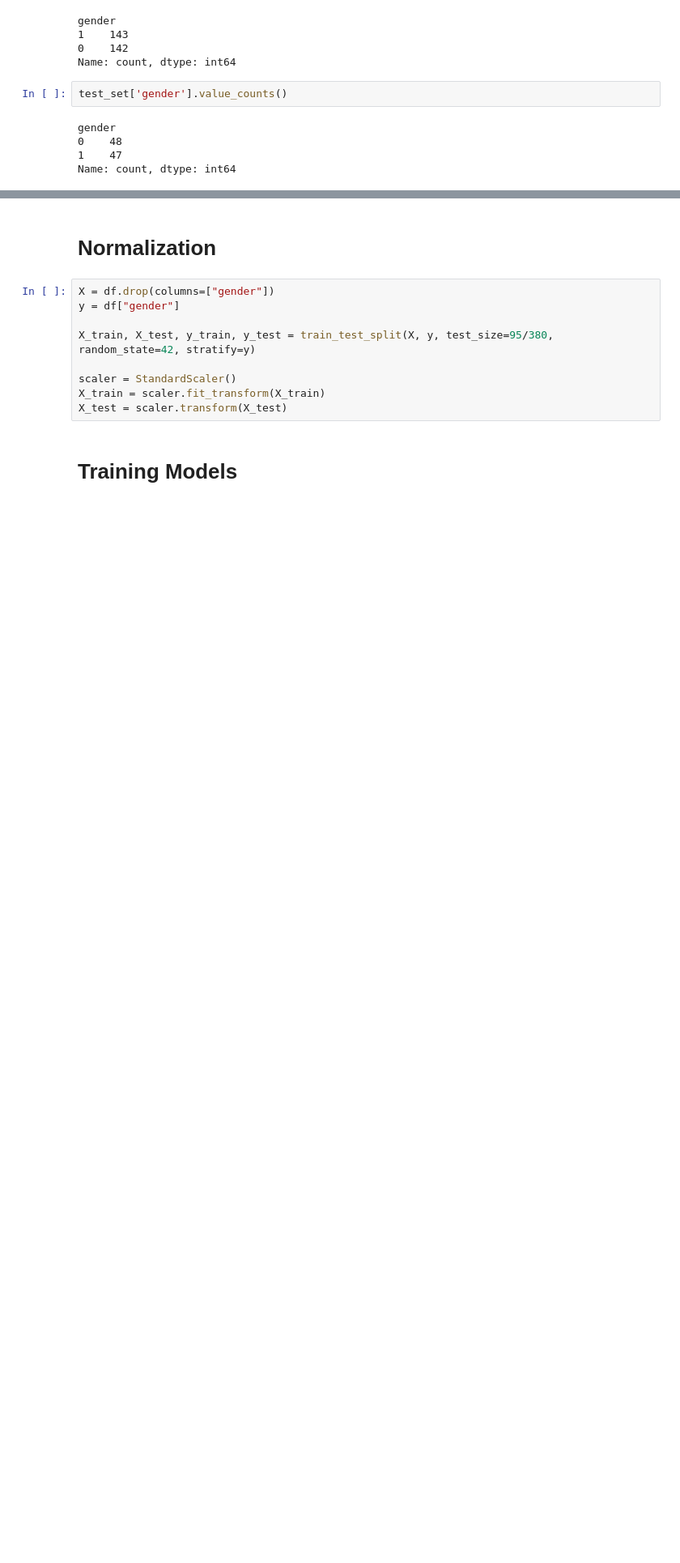
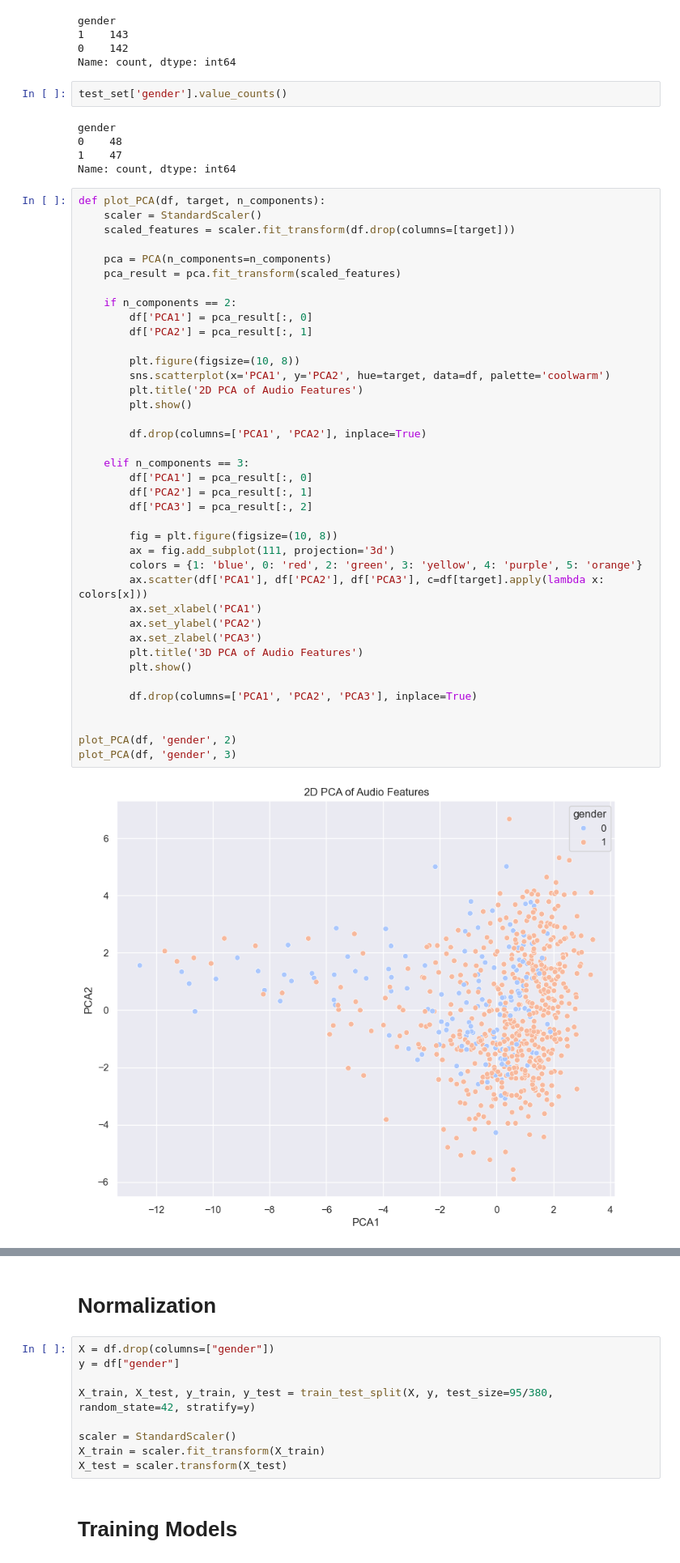
Before and after one commit to kasrahj/ML-Final-Project, a Jupyter notebook: classification.ipynb, the cells around one changed output, grey strips where cells are left out. Shown at 81% size. Cells and saved outputs as stored; diff of their text form; blank space fills up the shorter version.

```diff
--- a/classification.ipynb
+++ b/classification.ipynb
@@ -201,3 +201,44 @@ gender
 0    48
 1    47
 Name: count, dtype: int64
+# %%
+def plot_PCA(df, target, n_components):
+    scaler = StandardScaler()
+    scaled_features = scaler.fit_transform(df.drop(columns=[target]))
+
+    pca = PCA(n_components=n_components)
+    pca_result = pca.fit_transform(scaled_features)
+
+    if n_components == 2:
+        df['PCA1'] = pca_result[:, 0]
+        df['PCA2'] = pca_result[:, 1]
+
+        plt.figure(figsize=(10, 8))
+        sns.scatterplot(x='PCA1', y='PCA2', hue=target, data=df, palette='coolwarm')
+        plt.title('2D PCA of Audio Features')
+        plt.show()
+
+        df.drop(columns=['PCA1', 'PCA2'], inplace=True)
+
+    elif n_components == 3:
+        df['PCA1'] = pca_result[:, 0]
+        df['PCA2'] = pca_result[:, 1]
+        df['PCA3'] = pca_result[:, 2]
+
+        fig = plt.figure(figsize=(10, 8))
+        ax = fig.add_subplot(111, projection='3d')
+        colors = {1: 'blue', 0: 'red', 2: 'green', 3: 'yellow', 4: 'purple', 5: 'orange'}
+        ax.scatter(df['PCA1'], df['PCA2'], df['PCA3'], c=df[target].apply(lambda x: colors[x]))
+        ax.set_xlabel('PCA1')
+        ax.set_ylabel('PCA2')
+        ax.set_zlabel('PCA3')
+        plt.title('3D PCA of Audio Features')
+        plt.show()
+
+        df.drop(columns=['PCA1', 'PCA2', 'PCA3'], inplace=True)
+
+
+plot_PCA(df, 'gender', 2)
+plot_PCA(df, 'gender', 3)
+# %% [output]
+[figure, added]
```
Also changed, not shown: parts of 28 cells of this notebook, 1 other file.
